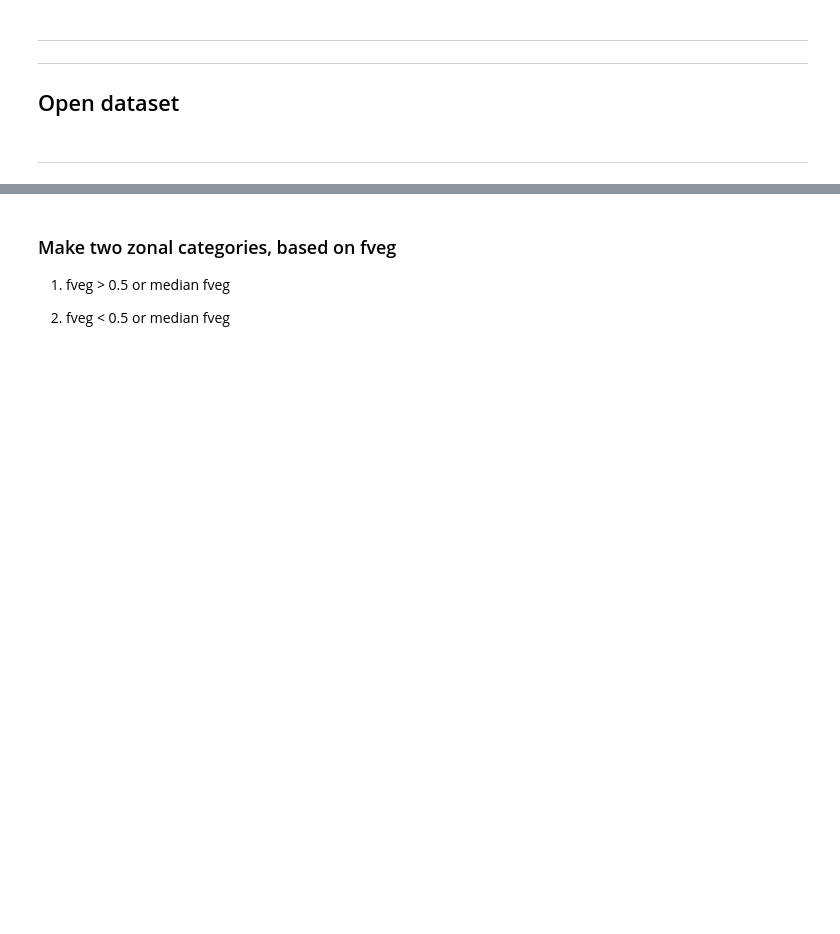
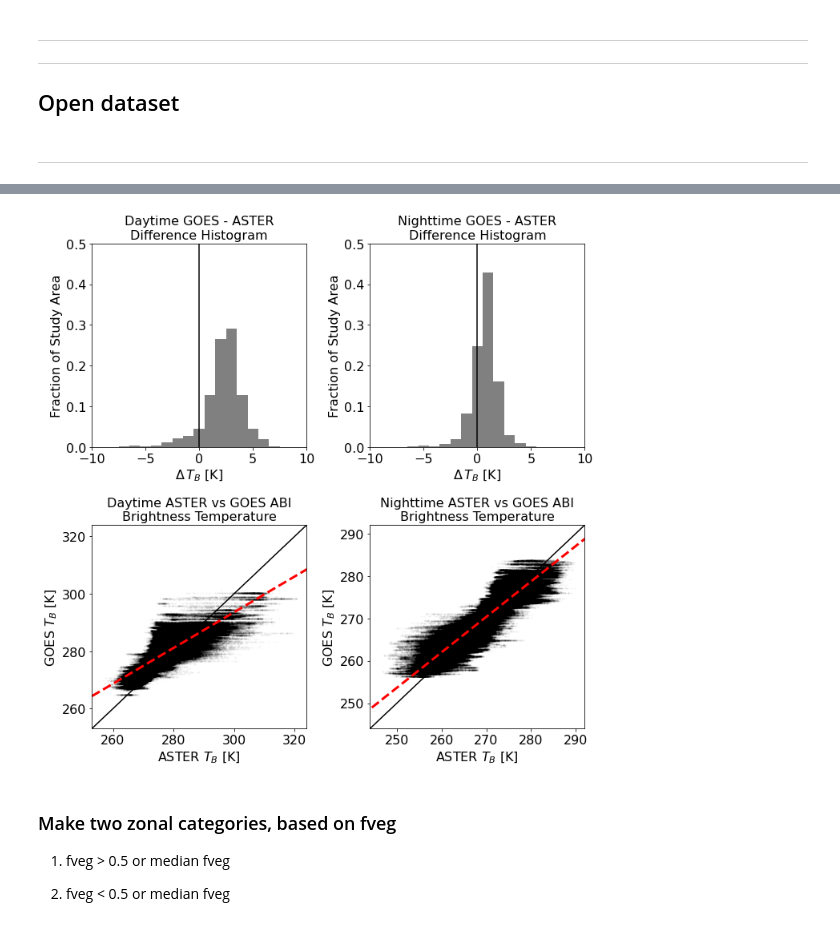
Before and after one commit to spestana/goes-cues, a Jupyter notebook: plot-raster-datasets-slopeaspectfveg.ipynb, the cells around one changed output, grey strips where cells are left out. Saved outputs shown, nothing was run; the diff lists cells and outputs as text; code cells hidden in the pictures; blank space fills up the shorter version.

```diff
--- a/plot-raster-datasets-slopeaspectfveg.ipynb
+++ b/plot-raster-datasets-slopeaspectfveg.ipynb
@@ -148,0 +216,95 @@ ds = _ds.isel(time=sel_these)
+# %%
+z_night = ds_night.ast_goes_mean_diff_tb.values.ravel()
+z_night = z_night[~np.isnan(z_night)]
+z_day = ds_day.ast_goes_mean_diff_tb.values.ravel()
+z_day = z_day[~np.isnan(z_day)]
+
+
+x_night = ds_night.ast_goes_aster_rad2tbK.values.ravel()
+x_night = x_night[~np.isnan(x_night)]
+x_day = ds_day.ast_goes_aster_rad2tbK.values.ravel()
+x_day = x_day[~np.isnan(x_day)]
+
+y_night = ds_night.ast_goes_goes_tb.values.ravel()
+y_night = y_night[~np.isnan(y_night)]
+y_day = ds_day.ast_goes_goes_tb.values.ravel()
+y_day = y_day[~np.isnan(y_day)]
+
+# make figure
+fig = plt.figure(figsize=(10,10), tight_layout=True)
+nrows = 2
+ncols = 2
+
+# make hist plot axes
+ax_ast_goes_orig_hist = plt.subplot2grid((nrows, ncols), (0, 0), 1, 1)
+ax_ast_goes_ortho_hist = plt.subplot2grid((nrows, ncols), (0, 1), 1, 1)
+
+# make 1-to-1 plots axes
+ax_ast_goes_orig_1to1 = plt.subplot2grid((nrows, ncols), (1, 0), 1, 1)
+ax_ast_goes_ortho_1to1 = plt.subplot2grid((nrows, ncols), (1, 1), 1, 1)
+
+mybins = np.arange(-10.5,11.5,1)
+
+# Daytime GOES-ASTER
+ax_ast_goes_orig_hist.hist(z_day, bins=mybins, color='grey', density=True, label='$\sigma$ = {}'.format(np.round(x_day.std(),1)))
+#ax_ast_goes_orig_hist.axvline(_ds_original.ast_goes_mean_diff_tb.mean(), color='r', linestyle='--', lw=lw, label='$\mu$ = {}'.format(np.round(_ds_original.ast_goes_mean_diff_tb.mean().values,1))) # mean line
+ax_ast_goes_orig_hist.set_title('Daytime GOES - ASTER\nDifference Histogram')
+
+# Nighttime GOES-ASTER
+ax_ast_goes_ortho_hist.hist(z_night, bins=mybins, color='grey', density=True, label='$\sigma$ = {}'.format(np.round(x_night.std(),1)))
+#ax_ast_goes_ortho_hist.axvline(_ds_ortho.ast_goes_mean_diff_tb.mean(), color='r', linestyle='--', lw=lw, label='$\mu$ = {}'.format(np.round(_ds_ortho.ast_goes_mean_diff_tb.mean().values,1))) # mean line
+ax_ast_goes_ortho_hist.set_title('Nighttime GOES - ASTER\nDifference Histogram')
+
+
+
+# Daytime ASTER and GOES
+ax_ast_goes_orig_1to1.plot(x_day, y_day, # aggregated ASTER vs GOES
+                      linestyle='none', marker='.', color='k', alpha=0.02, markersize=3)
+ax_ast_goes_orig_1to1.set_title('Daytime ASTER vs GOES ABI\nBrightness Temperature')
+ax_ast_goes_orig_1to1.set_xlabel('ASTER $T_B$ [K]')
+ax_ast_goes_orig_1to1.set_ylabel('GOES $T_B$ [K]')
+
+# Nighttime ASTER and GOES
+ax_ast_goes_ortho_1to1.plot(x_night, y_night, # aggregated ASTER vs GOES
+                      linestyle='none', marker='.', color='k', alpha=0.02, markersize=3)
+ax_ast_goes_ortho_1to1.set_title('Nighttime ASTER vs GOES ABI\nBrightness Temperature')
+ax_ast_goes_ortho_1to1.set_xlabel('ASTER $T_B$ [K]')
+ax_ast_goes_ortho_1to1.set_ylabel('GOES $T_B$ [K]')
+
+
+
+### Format the axes limits on the histograms ###
+for ax in [ax_ast_mod_day_hist,ax_ast_mod_night_hist, ax_ast_goes_orig_hist, ax_ast_goes_ortho_hist]:
+    ax.set_xlim(-10,10)
+    ax.set_ylim(0,0.5)
+    ax.axvline(0, color='k', linestyle='-') # zero line
+    #ax.legend(loc='upper left',facecolor='none',edgecolor='none')
+    ax.set_xlabel('$\Delta\,T_B$ [K]')
+    ax.set_ylabel('Fraction of Study Area')
+
+### 1-to-1 plots and axes formatting ###
+for ax_1_to_1 in [ax_ast_mod_day_1to1, ax_ast_mod_night_1to1, ax_ast_goes_orig_1to1, ax_ast_goes_ortho_1to1]:
+    # get max and min values for axes
+    (ax_min, ax_max) = (int(np.floor( np.min( [ax_1_to_1.get_xlim()[0], ax_1_to_1.get_ylim()[0]] ) )),
+                        int(np.ceil( np.max( [ax_1_to_1.get_xlim()[1], ax_1_to_1.get_ylim()[1]] ) )) )
+    # add 1-to-1 line
+    ax_1_to_1.plot([ax_min,ax_max],[ax_min,ax_max],'k-')
+    # set axes limits
+    ax_1_to_1.set_xlim((ax_min,ax_max))
+    ax_1_to_1.set_ylim((ax_min,ax_max))
+
+lw=3
+x = np.array([200,400])
+# Daytime GOES - ASTER
+ast_goes_orig_summary_stats = summary_stats(x_day, y_day)
+print('Daytime ast_goes_summary_stats',ast_goes_orig_summary_stats)
+ax_ast_goes_orig_1to1.plot(x, x*ast_goes_orig_summary_stats['slope'] + ast_goes_orig_summary_stats['intercept'],linestyle='--', lw=lw, color='r')
+
+# Nighttime GOES - ASTER
+ast_goes_ortho_summary_stats = summary_stats(x_night,y_night)
+print('Nighttime ast_goes_summary_stats',ast_goes_ortho_summary_stats)
+ax_ast_goes_ortho_1to1.plot(x, x*ast_goes_ortho_summary_stats['slope'] + ast_goes_ortho_summary_stats['intercept'],linestyle='--', lw=lw, color='r')
+
+
+plt.savefig('images/day-vs-night-ortho-Figure5-v2.png',dpi=200)
+# %% [output]
@@ -149,3 +313,4 @@ ds = _ds.isel(time=sel_these)
+[figure, added]
 # %% [markdown]
 ### Make two zonal categories, based on fveg
 
```
Also changed, not shown: parts of 3 cells of this notebook.
